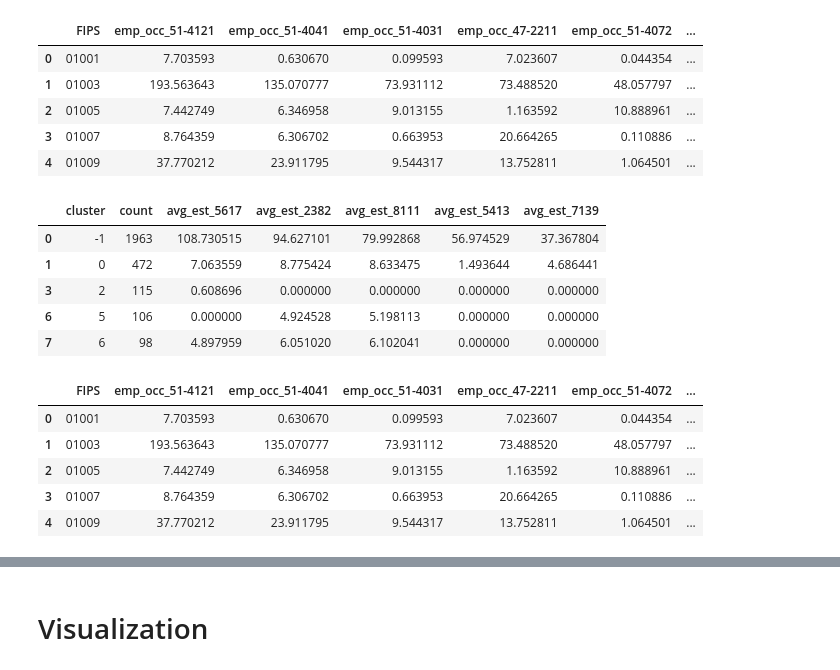
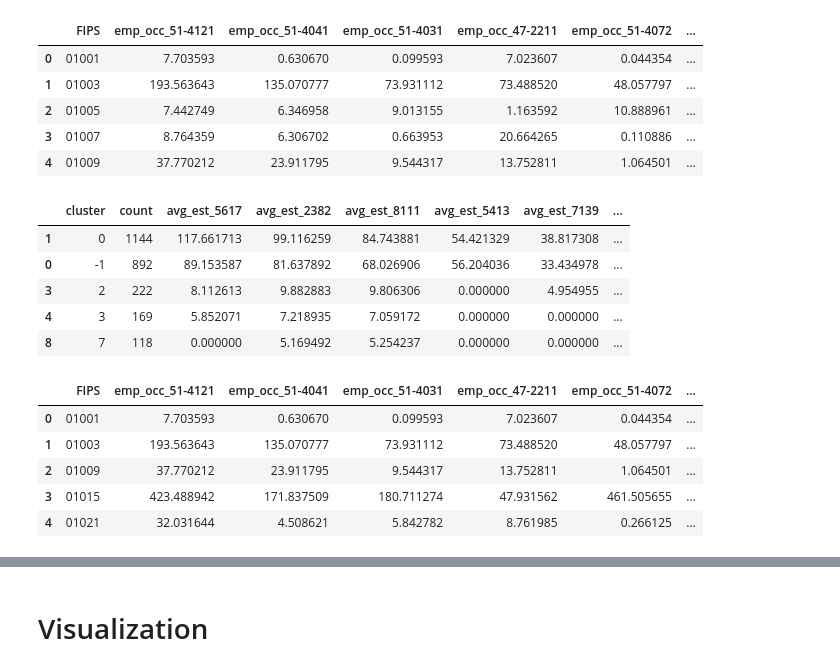
Before and after one commit to florivz/DDM-Project-WS24-25, a Jupyter notebook: analysis_new.ipynb, the cells around one changed output, grey strips where cells are left out. Saved outputs shown, nothing was run; the diff lists cells and outputs as text; code cells hidden in the pictures.

```diff
--- a/analysis_new.ipynb
+++ b/analysis_new.ipynb
@@ -359,6 +375,9 @@ df_gdp.head()
 | 4 | 0 | United States |  | CAGDP9 | 10 | 22 | Utilities | Thousands of chained 2017 dollars | 3.137110e+08 | ... |
 # %%
 df_gdp['FIPS'] = df_gdp['FIPS'].astype(str)
+
+df_gdp = df_gdp[(df_gdp['FIPS'].astype(str).str.len() == 5) | (df_gdp['FIPS'].astype(str).str.len() == 4)]
+
 df_gdp['FIPS'] = df_gdp['FIPS'].apply(add_zeros)
 
 df_gdp_agg = df_gdp.groupby('FIPS').agg(
@@ -521,8 +545,8 @@ Number of components explaining 90% variance: 2
 # %% [markdown]
 # Clustering
 # %%
-hdbscan_clusterer = hdbscan.HDBSCAN(min_samples=2, min_cluster_size=40)
-clusters = hdbscan_clusterer.fit_predict(X_standard_scaled)
+hdbscan_clusterer = hdbscan.HDBSCAN(min_samples=5, min_cluster_size=15)
+clusters = hdbscan_clusterer.fit_predict(X_log_scaled)
 df_final['cluster'] = clusters
 X_tsne_2d = TSNE(n_components=2, random_state=1, perplexity=30).fit_transform(X_log_scaled)
 plt.figure(figsize=(10, 8))
@@ -601,38 +625,43 @@ df_final.head()
 # %%
 cluster_summary = (
     df_final.groupby('cluster')
     .agg(
         count=('FIPS', 'size'),
         avg_est_5617=('est_5617', 'mean'),
         avg_est_2382=('est_2382', 'mean'),
         avg_est_8111=('est_8111', 'mean'),
         avg_est_5413=('est_5413', 'mean'),
-        avg_est_7139=('est_7139', 'mean')
+        avg_est_7139=('est_7139', 'mean'),
+        avg_emp_occ_51_4121=('emp_occ_51-4121', 'mean'),
+        avg_emp_occ_51_4041=('emp_occ_51-4041', 'mean'),
+        avg_emp_occ_51_4031=('emp_occ_51-4031', 'mean'),
+        avg_emp_occ_47_2211=('emp_occ_47-2211', 'mean'),
+        avg_emp_occ_51_4072=('emp_occ_51-4072', 'mean')
     )
     .reset_index()
 )
 
 
 cluster_summary.sort_values(by='count', ascending=False, inplace=True)
 
 cluster_summary.head()
 # %% [output]
-|  | cluster | count | avg_est_5617 | avg_est_2382 | avg_est_8111 | avg_est_5413 | avg_est_7139 |
-| 0 | -1 | 1963 | 108.730515 | 94.627101 | 79.992868 | 56.974529 | 37.367804 |
-| 1 | 0 | 472 | 7.063559 | 8.775424 | 8.633475 | 1.493644 | 4.686441 |
-| 3 | 2 | 115 | 0.608696 | 0.000000 | 0.000000 | 0.000000 | 0.000000 |
-| 6 | 5 | 106 | 0.000000 | 4.924528 | 5.198113 | 0.000000 | 0.000000 |
-| 7 | 6 | 98 | 4.897959 | 6.051020 | 6.102041 | 0.000000 | 0.000000 |
+|  | cluster | count | avg_est_5617 | avg_est_2382 | avg_est_8111 | avg_est_5413 | avg_est_7139 | ... |
+| 1 | 0 | 1144 | 117.661713 | 99.116259 | 84.743881 | 54.421329 | 38.817308 | ... |
+| 0 | -1 | 892 | 89.153587 | 81.637892 | 68.026906 | 56.204036 | 33.434978 | ... |
+| 3 | 2 | 222 | 8.112613 | 9.882883 | 9.806306 | 0.000000 | 4.954955 | ... |
+| 4 | 3 | 169 | 5.852071 | 7.218935 | 7.059172 | 0.000000 | 0.000000 | ... |
+| 8 | 7 | 118 | 0.000000 | 5.169492 | 5.254237 | 0.000000 | 0.000000 | ... |
 # %%
-df_result = df_final[(df_final['cluster'] == -1)].reset_index(drop=True)
+df_result = df_final[(df_final['cluster'] == 0)].reset_index(drop=True)
 df_result.head()
 # %% [output]
 |  | FIPS | emp_occ_51-4121 | emp_occ_51-4041 | emp_occ_51-4031 | emp_occ_47-2211 | emp_occ_51-4072 | ... |
 | 0 | 01001 | 7.703593 | 0.630670 | 0.099593 | 7.023607 | 0.044354 | ... |
 | 1 | 01003 | 193.563643 | 135.070777 | 73.931112 | 73.488520 | 48.057797 | ... |
-| 2 | 01005 | 7.442749 | 6.346958 | 9.013155 | 1.163592 | 10.888961 | ... |
-| 3 | 01007 | 8.764359 | 6.306702 | 0.663953 | 20.664265 | 0.110886 | ... |
-| 4 | 01009 | 37.770212 | 23.911795 | 9.544317 | 13.752811 | 1.064501 | ... |
+| 2 | 01009 | 37.770212 | 23.911795 | 9.544317 | 13.752811 | 1.064501 | ... |
+| 3 | 01015 | 423.488942 | 171.837509 | 180.711274 | 47.931562 | 461.505655 | ... |
+| 4 | 01021 | 32.031644 | 4.508621 | 5.842782 | 8.761985 | 0.266125 | ... |
 # %%
 len(df_result)
 # %% [output]
```
Also changed, not shown: parts of 12 cells of this notebook.
